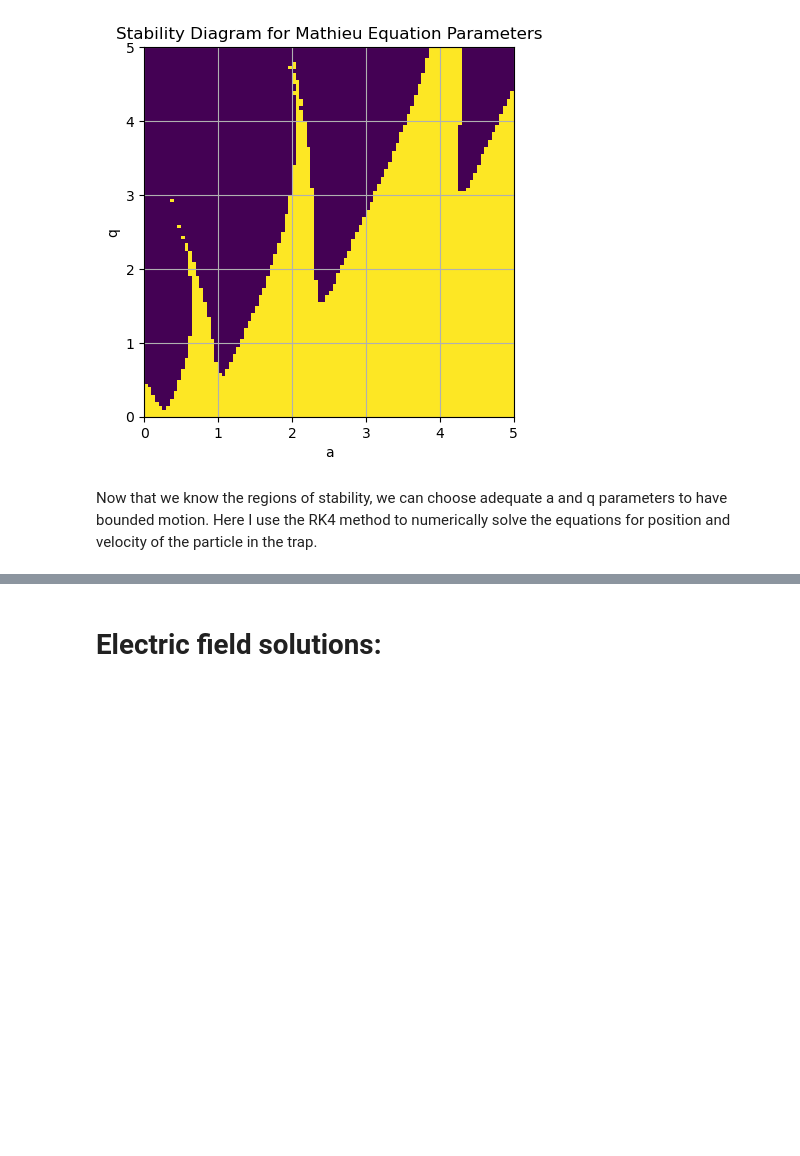
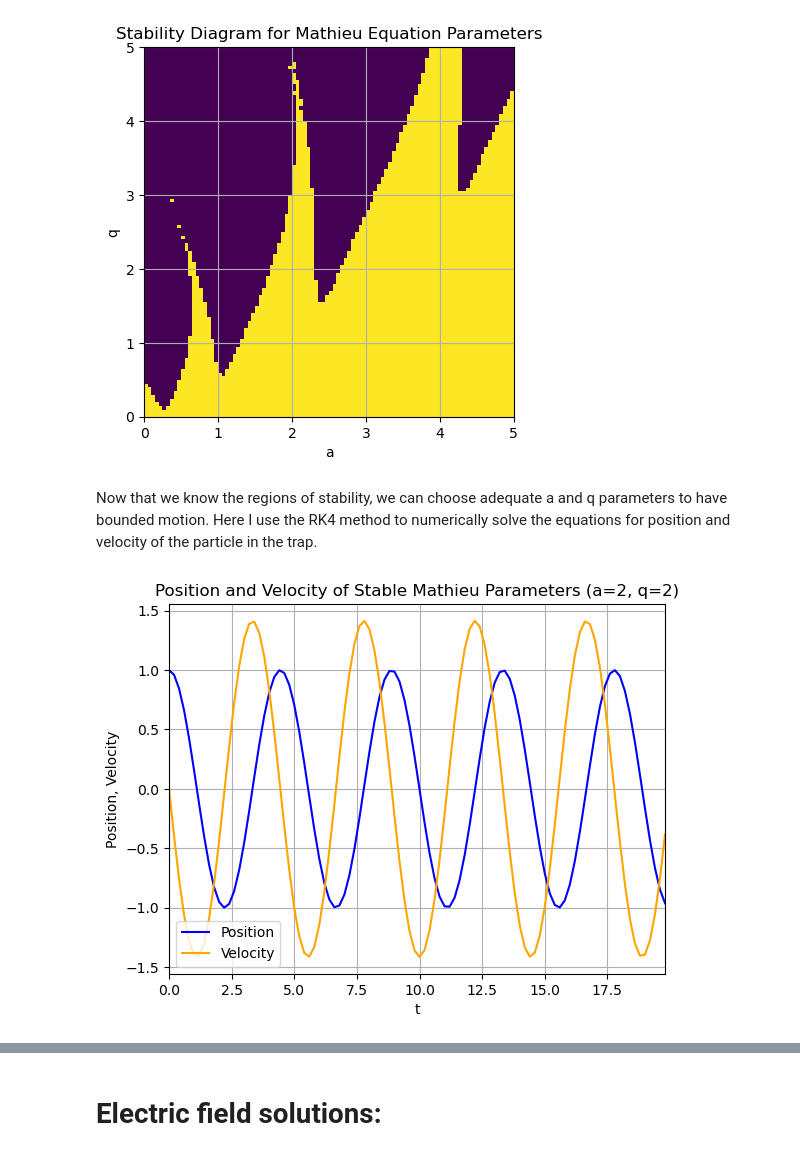
Before and after one commit to ryanamcgill/comp-phys-term-paper, a Jupyter notebook: Paper_Simulations_Figures.ipynb, the cells around one changed output, grey strips where cells are left out. Saved outputs shown, nothing was run; the diff lists cells and outputs as text; code cells hidden in the pictures; blank space fills up the shorter version.

```diff
--- a/Paper_Simulations_Figures.ipynb
+++ b/Paper_Simulations_Figures.ipynb
@@ -169,6 +151,50 @@ plt.show()
 [figure]
 # %% [markdown]
 Now that we know the regions of stability, we can choose adequate a and q parameters to have bounded motion. Here I use the RK4 method to numerically solve the equations for position and velocity of the particle in the trap.
+# %%
+def stable_plot():
+    # Initial conditions
+    y1_0 = 1.0
+    y2_0 = 0.0
+    a = 2
+    q = 2
+
+    # Define Mathieu Equation
+    def mathieu(r,t,a,q):
+        y1, y2 = r
+        dy1dt = y2
+        dy2dt =  (a - 2 * q * np.cos(omega_rf * 2 * t)) * y1
+        return np.array([dy1dt,dy2dt])
+
+    T = 20
+    N = 100
+    h = T/N
+    tpoints = np.arange(0.0,T,h)
+    r = np.zeros((N,2))
+    r[0] =[y1_0,y2_0]
+
+    for i,t in enumerate(tpoints[1:],1):
+        k1 = h * mathieu(r[i-1], t, a, q)
+        k2 = h * mathieu(r[i-1]+0.5*k1, t+0.5*h, a, q)
+        k3 = h * mathieu(r[i-1]+0.5*k2, t+0.5*h, a, q)
+        k4 = h * mathieu(r[i-1]+k3, t+h, a, q)
+        r[i] = r[i-1] + (k1 + 2*k2 + 2*k3 + k4) / 6.0
+
+    stable = r
+    t_eval = tpoints
+
+    plt.plot(t_eval, stable[:,0], label=r'Position', color='blue')
+    plt.plot(t_eval, stable[:,1], label=r'Velocity', color='orange')
+    plt.xlabel("t")
+    plt.ylabel("Position, Velocity")
+    plt.grid()
+    plt.title('Position and Velocity of Stable Mathieu Parameters (a=2, q=2)')
+    plt.xlim([0, t_eval[-1]])
+    plt.legend(loc='lower left')
+    plt.show()
+stable_plot()
+# %% [output]
+[figure, added]
 # %%
 # Initial conditions
 y1_0 = 1.0
```
Also changed, not shown: parts of 14 cells of this notebook, 3 other files.
